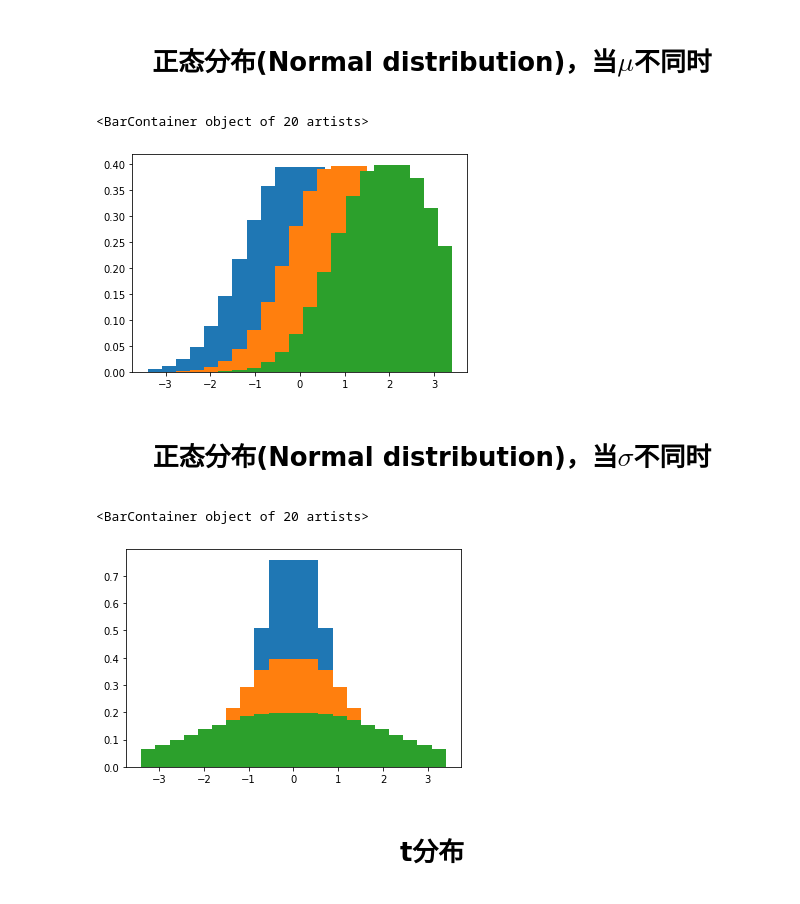
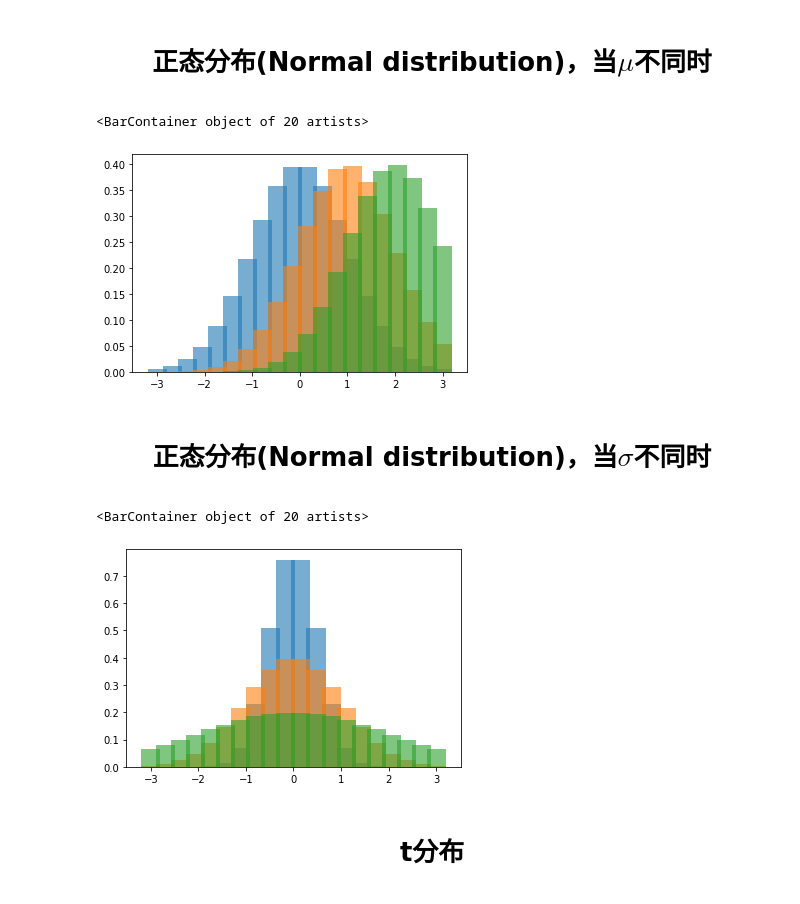
Before and after one commit to Utenna/PyBayesian, a Jupyter notebook: Notebooks/Lecture3_pt2.ipynb, the cells around one changed output. Saved outputs shown, nothing was run; the diff lists cells and outputs as text; code cells hidden in the pictures.

```diff
--- a/Notebooks/Lecture3_pt2.ipynb
+++ b/Notebooks/Lecture3_pt2.ipynb
@@ -363,24 +363,24 @@ plt.show()
 # %%
 # mu = 0，sigma = 1
 x= np.linspace(-3,3,20)
 prob=norm.pdf(x,0,1)
 
-plt.bar(x,prob)
+plt.bar(x,prob,width=0.4,alpha=0.6)
 
 # mu = 1，sigma = 1
 x= np.linspace(-3,3,20)
 prob=norm.pdf(x,1,1)
 
-plt.bar(x,prob)
+plt.bar(x,prob,width=0.4,alpha=0.6)
 
 # mu = 2，sigma = 1
 x= np.linspace(-3,3,20)
 prob=norm.pdf(x,2,1)
 
-plt.bar(x,prob)
+plt.bar(x,prob,width=0.4,alpha=0.6)
 # %% [output]
 <BarContainer object of 20 artists>
-[figure, old version]
+[figure, new version]
 # %% [markdown]
 <div style="text-align: center;">
 
@@ -392,22 +392,22 @@ plt.bar(x,prob)
 x= np.linspace(-3,3,20)
 prob=norm.pdf(x,0,0.5)
 
-plt.bar(x,prob)
+plt.bar(x,prob,width=0.4,alpha=0.6)
 
 # mu = 0，sigma = 1
 x= np.linspace(-3,3,20)
 prob=norm.pdf(x,0,1)
 
-plt.bar(x,prob)
+plt.bar(x,prob,width=0.4,alpha=0.6)
 
 # mu = 0，sigma = 2
 x= np.linspace(-3,3,20)
 prob=norm.pdf(x,0,2)
 
-plt.bar(x,prob)
+plt.bar(x,prob,width=0.4,alpha=0.6)
 # %% [output]
 <BarContainer object of 20 artists>
-[figure, old version]
+[figure, new version]
 # %% [markdown]
 <div style="text-align: center;">
 
```
Also changed, not shown: parts of 3 cells of this notebook.
